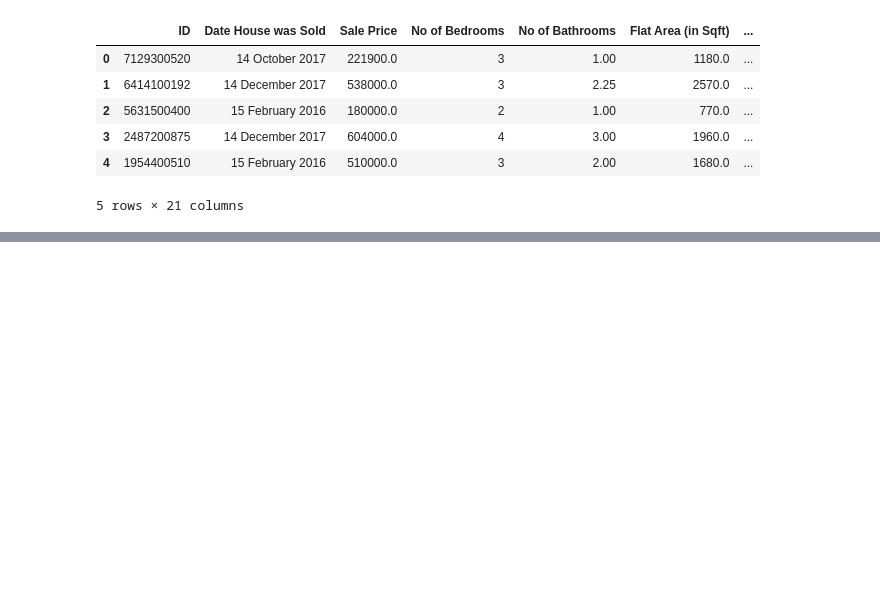
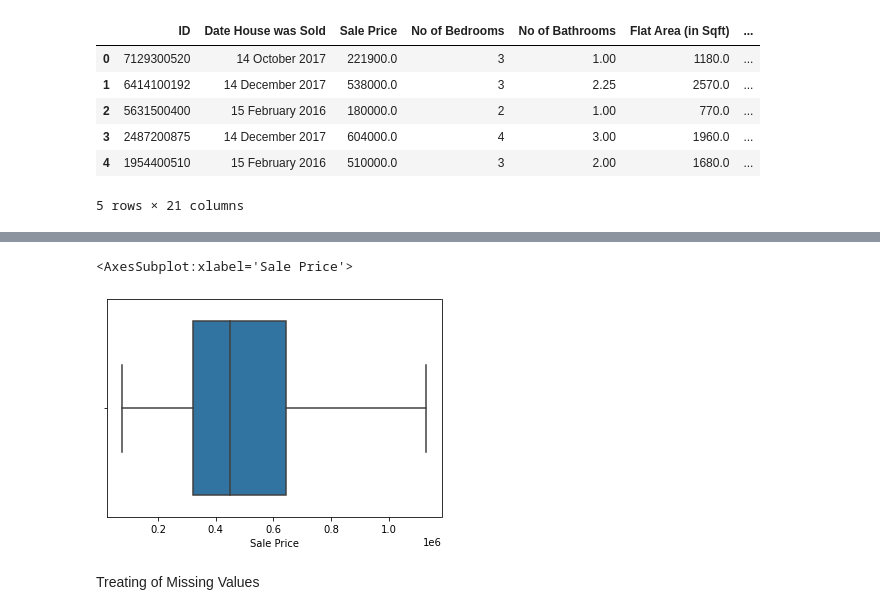
Before and after one commit to VelampalepuRohitAnjaniKumar/Machine-Learning-, a Jupyter notebook: Ml-regression.ipynb, the cells around one changed output, grey strips where cells are left out. Cells and saved outputs as stored; diff of their text form; code cells hidden in the pictures; blank space fills up the shorter version.

```diff
--- a/Ml-regression.ipynb
+++ b/Ml-regression.ipynb
@@ -15,0 +74,19 @@ df.head()
+# %%
+#first create function
+
+def limit_imputer(value):
+    if value > upper_limit:
+        return upper_limit
+    if value < lower_limit:
+        return lower_limit
+    else:
+        return value
+# %%
+data['Sale Price']=data['Sale Price'].apply(limit_imputer)
+# %%
+sns.boxplot(data['Sale Price']) # here we observe no outliers in the sale price
+# %% [output]
+<AxesSubplot:xlabel='Sale Price'>
+[figure, added]
+# %% [markdown]
+Treating of Missing Values
```
Also changed, not shown: parts of 17 cells of this notebook.
